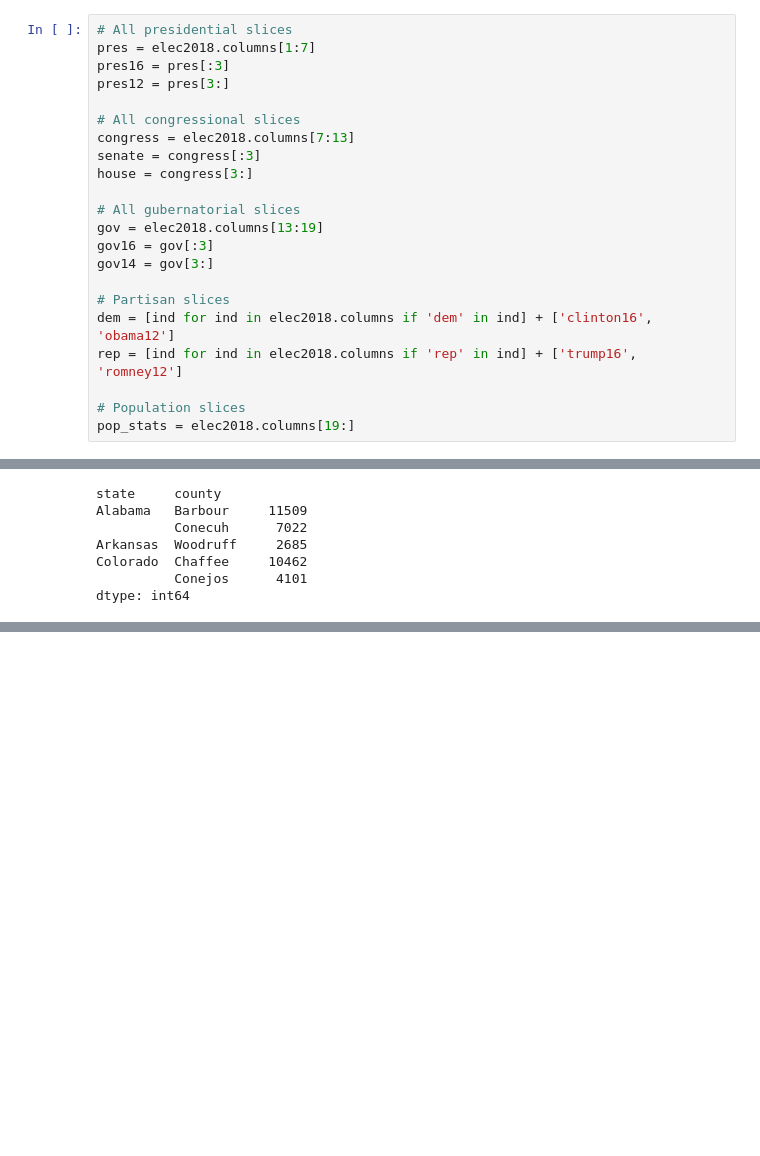
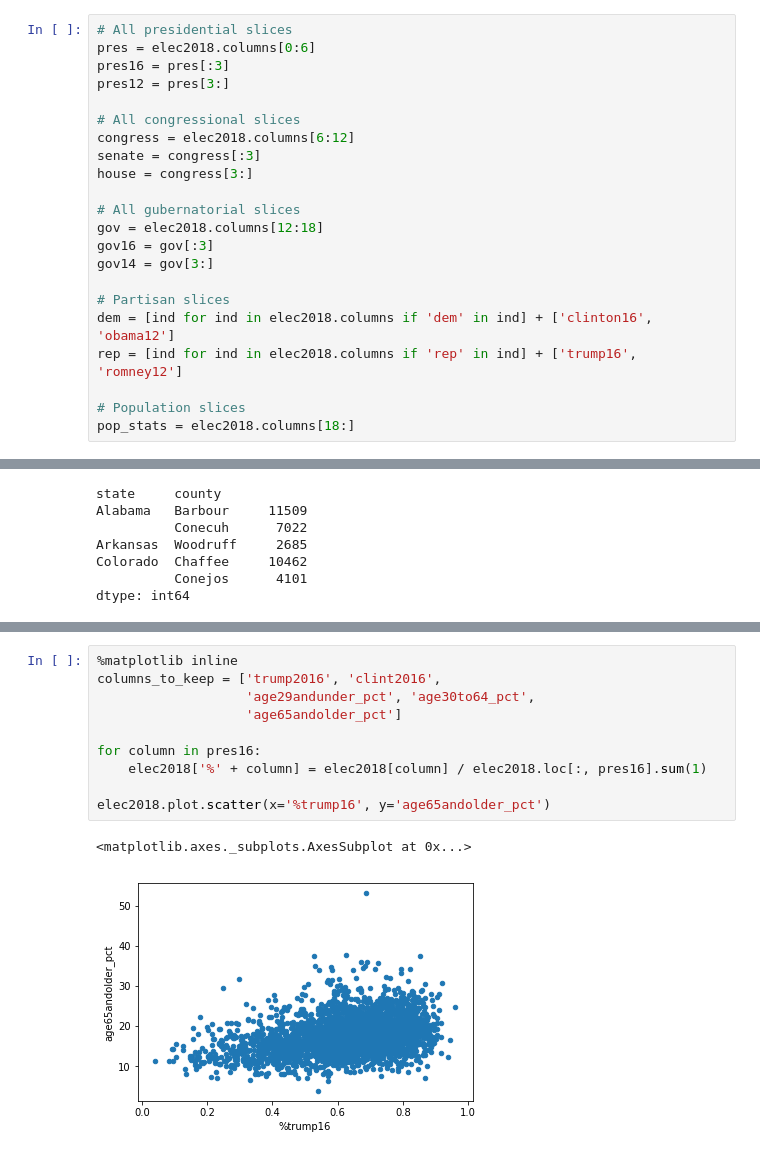
Before and after one commit to brandonsorensen/ElectionAnalysis, a Jupyter notebook: src/2018 Elections.ipynb, the cells around one changed output, grey strips where cells are left out. Drawn from its saved outputs; the diff is of its cells as text; blank space fills up the shorter version.

Commit message:
Added graphs

```diff
--- a/src/2018 Elections.ipynb
+++ b/src/2018 Elections.ipynb
@@ -48,16 +56,16 @@ list(enumerate(elec2018.columns))[:20]
 # %%
 # All presidential slices
-pres = elec2018.columns[1:7]
+pres = elec2018.columns[0:6]
 pres16 = pres[:3]
 pres12 = pres[3:]
 
 # All congressional slices
-congress = elec2018.columns[7:13]
+congress = elec2018.columns[6:12]
 senate = congress[:3]
 house = congress[3:]
 
 # All gubernatorial slices
-gov = elec2018.columns[13:19]
+gov = elec2018.columns[12:18]
 gov16 = gov[:3]
 gov14 = gov[3:]
 
@@ -66,4 +74,4 @@ dem = [ind for ind in elec2018.columns if 'dem' in ind] + ['clinton16', 'obama12
 rep = [ind for ind in elec2018.columns if 'rep' in ind] + ['trump16', 'romney12']
 
 # Population slices
-pop_stats = elec2018.columns[19:]
+pop_stats = elec2018.columns[18:]
@@ -189,0 +293,13 @@ dtype: float64
+# %%
+%matplotlib inline
+columns_to_keep = ['trump2016', 'clint2016',
+                   'age29andunder_pct', 'age30to64_pct',
+                   'age65andolder_pct']
+
+for column in pres16:
+    elec2018['%' + column] = elec2018[column] / elec2018.loc[:, pres16].sum(1)
+
+elec2018.plot.scatter(x='%trump16', y='age65andolder_pct')
+# %% [output]
+<matplotlib.axes._subplots.AxesSubplot at 0x...>
+[figure, added]
```
Also changed, not shown: parts of 35 cells of this notebook.
